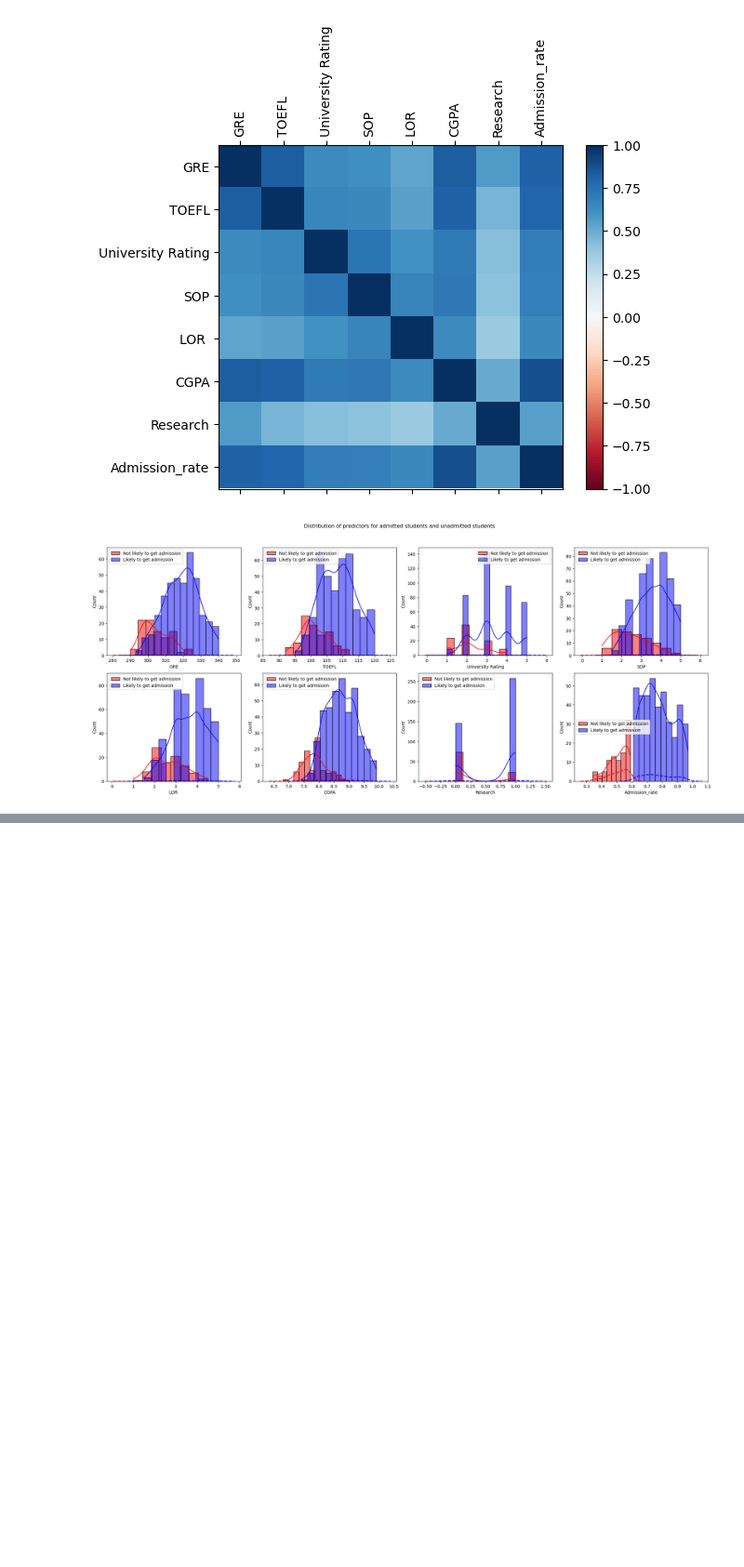
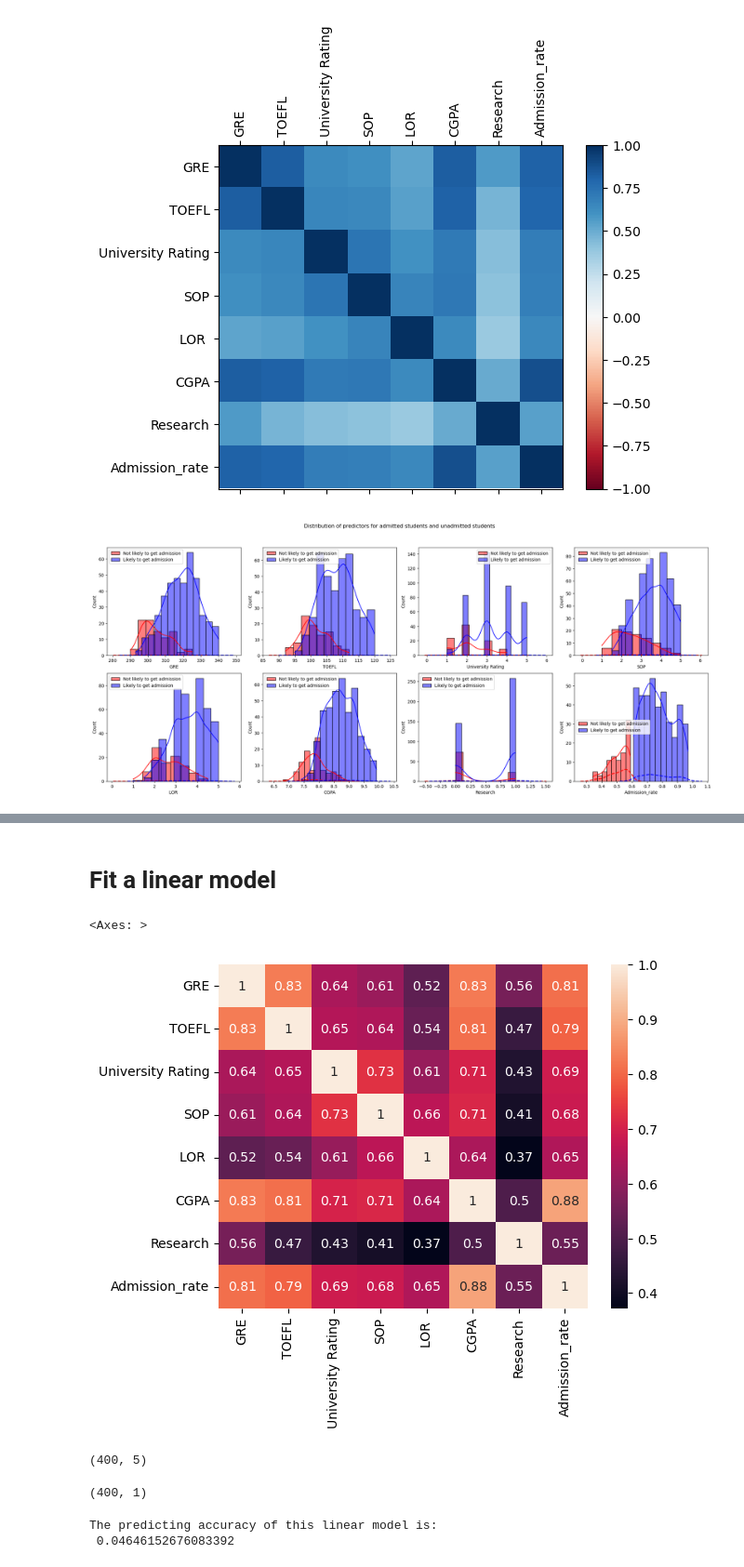
Before and after one commit to anly512/5300-project-group-26, a Jupyter notebook: code.ipynb, the cells around one changed output, grey strips where cells are left out. Shown at 93% size. Drawn from its saved outputs; the diff is of its cells as text; code cells hidden in the pictures; blank space fills up the shorter version.

Commit message:
linear model finished

```diff
--- a/code.ipynb
+++ b/code.ipynb
@@ -89,0 +102,32 @@ plt.show()
+# %% [markdown]
+# Fit a linear model
+# %%
+## fit a more readable heatmap to find variables that are strongly correlated with the target variable
+sns.heatmap(df.corr(),annot=True)
+
+## 'CGPA','GRE', 'University Rating', 'SOP', and 'TOEFL' are strongly correlated with the target variable
+# %% [output]
+<Axes: >
+[figure, added]
+# %%
+# Split data for test and train the model.
+x_train, x_test, y_train, y_test = train_test_split(df[['CGPA','GRE','TOEFL', 'University Rating', 'SOP']]
+,df[['Admission_rate']],random_state=40,test_size=.20)
+
+x_train.shape
+# %% [output]
+(400, 5)
+# %%
+y_train.shape
+# %% [output]
+(400, 1)
+# %%
+linear = LinearRegression()
+linear.fit(x_train,y_train)
+
+predict = linear.predict(x_test)
+accuracy = metrics.mean_absolute_error(y_test,predict)
+print("The predicting accuracy of this linear model is: \n", accuracy)
+# %% [output]
+The predicting accuracy of this linear model is:
+ 0.04646152676083392
```
Also changed, not shown: parts of 3 cells of this notebook.
